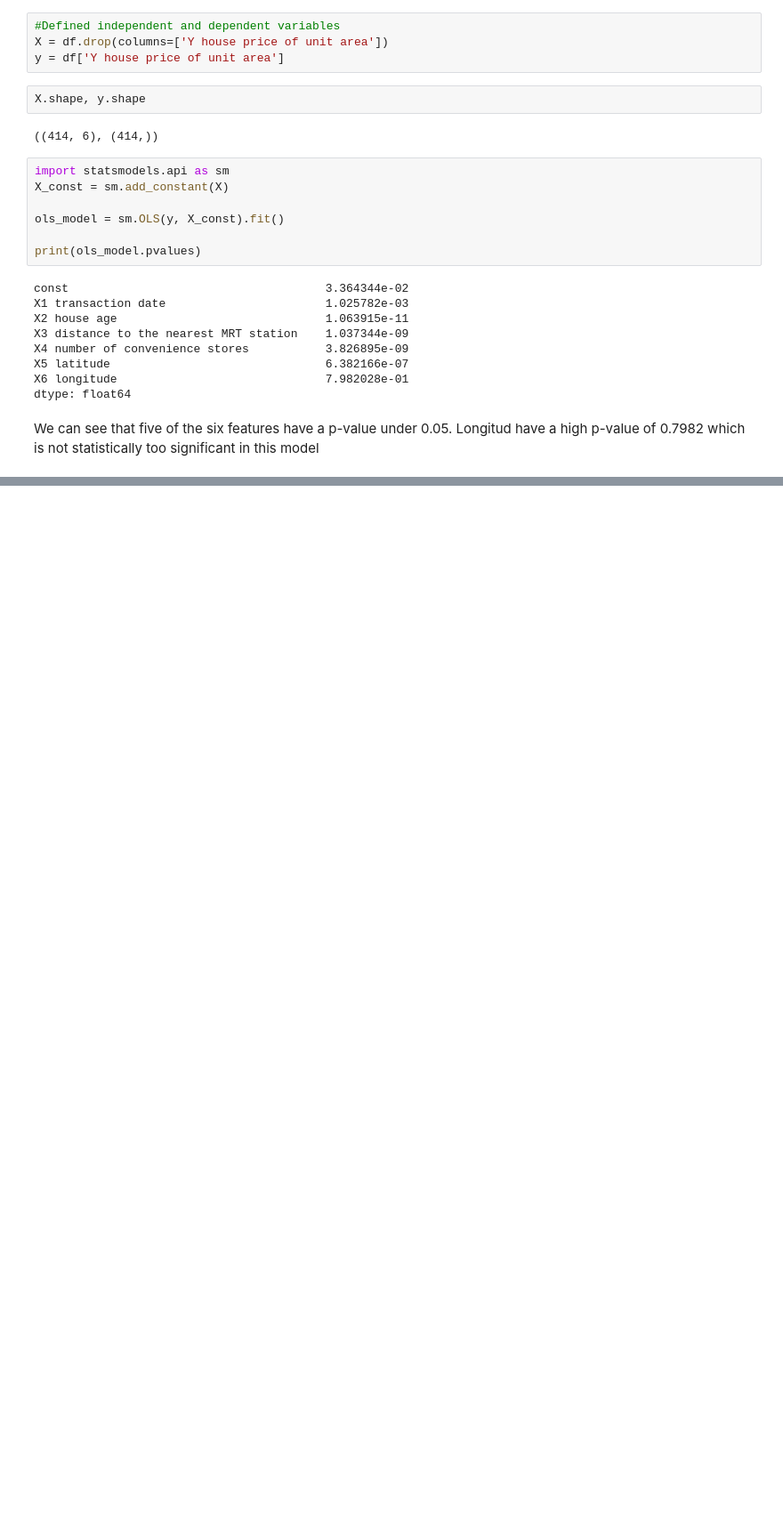
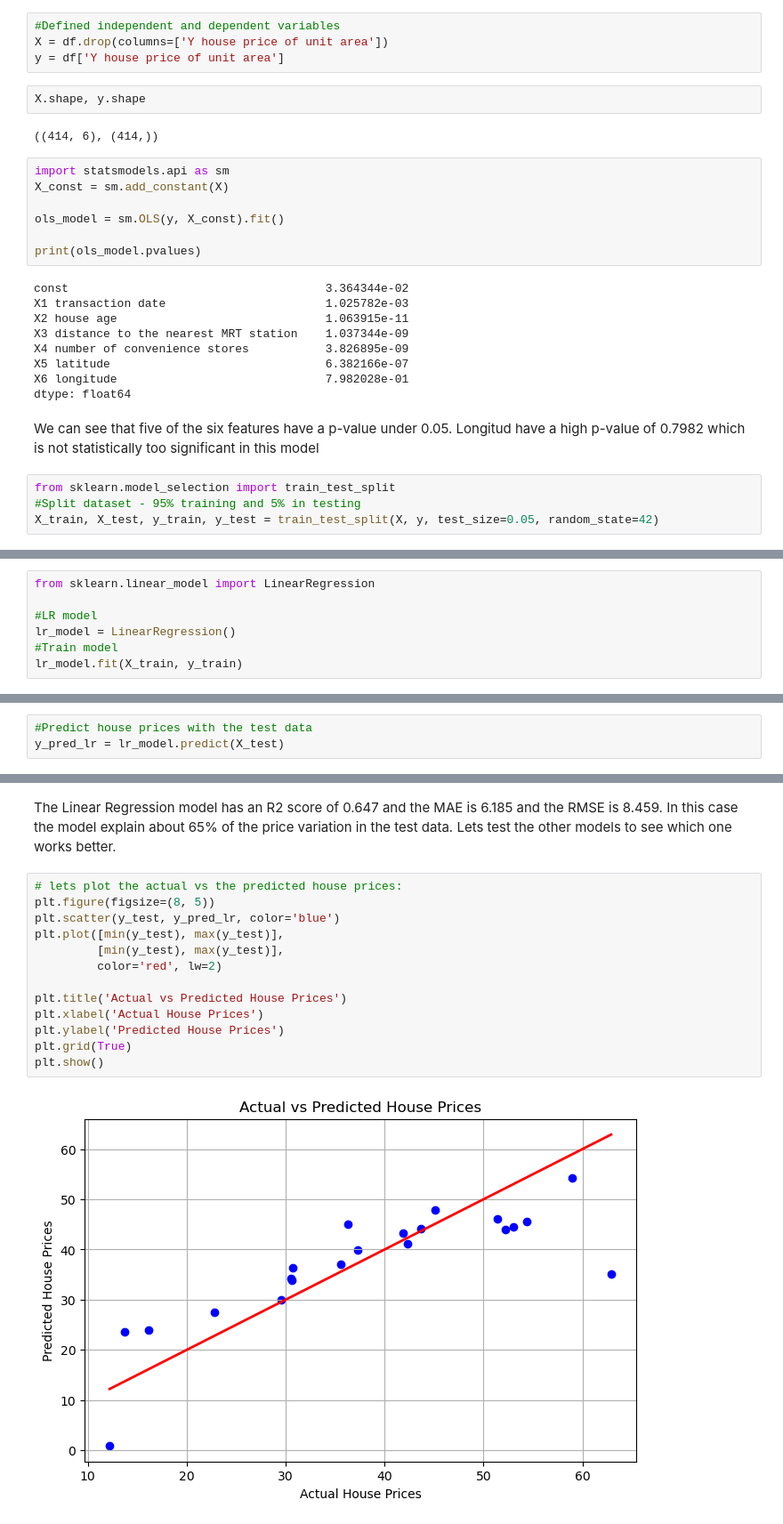
Before and after one commit to sba25073-bit/machinelearningCA1, a Jupyter notebook: ML_CA1.ipynb, the cells around one changed output, grey strips where cells are left out. Shown at 89% size. Cells and saved outputs as stored; diff of their text form; blank space fills up the shorter version.

```diff
--- a/ML_CA1.ipynb
+++ b/ML_CA1.ipynb
@@ -214,3 +214,7 @@ X6 longitude                              7.982028e-01
 dtype: float64
 # %% [markdown]
 We can see that five of the six features have a p-value under 0.05. Longitud have a high p-value of 0.7982 which is not statistically too significant in this model
+# %%
+from sklearn.model_selection import train_test_split
+#Split dataset - 95% training and 5% in testing
+X_train, X_test, y_train, y_test = train_test_split(X, y, test_size=0.05, random_state=42)
@@ -216,0 +225,7 @@ We can see that five of the six features have a p-value under 0.05. Longitud hav
+# %%
+from sklearn.linear_model import LinearRegression
+
+#LR model
+lr_model = LinearRegression()
+#Train model
+lr_model.fit(X_train, y_train)
@@ -216,0 +234,3 @@ We can see that five of the six features have a p-value under 0.05. Longitud hav
+# %%
+#Predict house prices with the test data
+y_pred_lr = lr_model.predict(X_test)
@@ -216,0 +260,17 @@ We can see that five of the six features have a p-value under 0.05. Longitud hav
+# %% [markdown]
+The Linear Regression model has an R2 score of 0.647 and the MAE is 6.185 and the RMSE is 8.459. In this case the model explain about 65% of the price variation in the test data. Lets test the other models to see which one works better.
+# %%
+# lets plot the actual vs the predicted house prices:
+plt.figure(figsize=(8, 5))
+plt.scatter(y_test, y_pred_lr, color='blue')
+plt.plot([min(y_test), max(y_test)],
+         [min(y_test), max(y_test)],
+         color='red', lw=2)
+
+plt.title('Actual vs Predicted House Prices')
+plt.xlabel('Actual House Prices')
+plt.ylabel('Predicted House Prices')
+plt.grid(True)
+plt.show()
+# %% [output]
+[figure, added]
```
Also changed, not shown: parts of 11 cells of this notebook.
